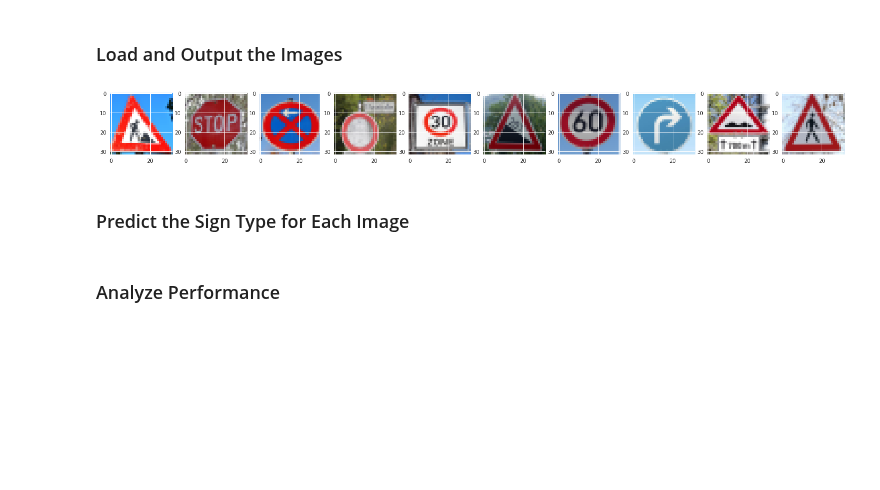
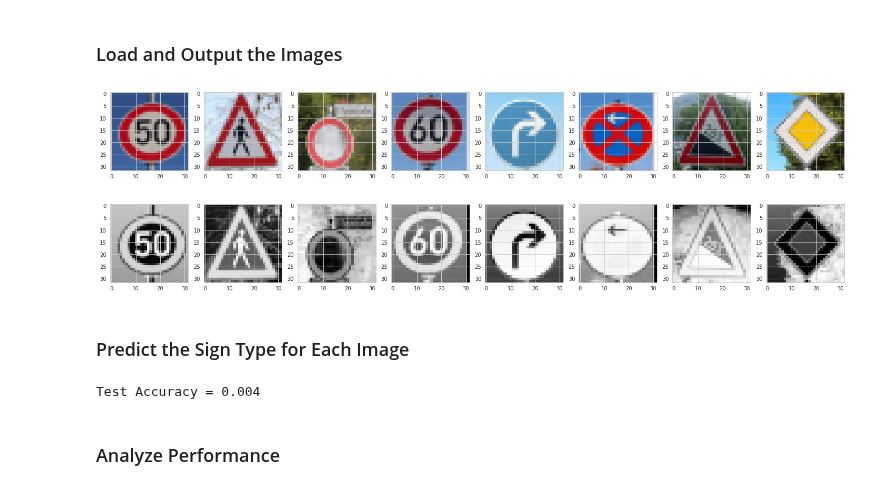
Before and after one commit to adhulipa/CarND-Traffic-Sign-Classifier-Project, a Jupyter notebook: Traffic_Sign_Classifier.ipynb, the cells around one changed output. Cells and saved outputs as stored; diff of their text form; code cells hidden in the pictures; blank space fills up the shorter version.

```diff
--- a/Traffic_Sign_Classifier.ipynb
+++ b/Traffic_Sign_Classifier.ipynb
@@ -665,25 +662,39 @@ You may find `signnames.csv` useful as it contains mappings from the class id (i
 # %%
 ### Load the images and plot them here.
 ### Feel free to use as many code cells as needed.
 import os
+import glob
 
-def load_images(folder):
-    images = []
-    for image in os.listdir(folder):
-        img = cv2.imread(folder + "/" + image)
-        img = cv2.resize(img, (32,32), fx=1.0, fy=1.0, interpolation=cv2.INTER_AREA)
-        img = cv2.cvtColor(img, cv2.COLOR_BGR2RGB)
-        images.append(img)
-    return images
+def load_image(path):
+    img = cv2.imread(path)
+    img = cv2.resize(img, (32,32), fx=1.0, fy=1.0, interpolation=cv2.INTER_AREA)
+    img = cv2.cvtColor(img, cv2.COLOR_BGR2RGB)
+    return img
 
 # Plot signs.
-images = load_images("german-traffic-signs")
+images = [load_image(path) for path in glob.glob('german-traffic-signs/*.png')]
+X_new_images = np.asarray(images)
+
 fig = plt.figure(figsize=(25,10))
-nrows, ncols = 1, 10
+nrows, ncols = 1, 8
 plt.subplot(nrows, ncols, 1)
-random.shuffle(images)
 for i in range(ncols):
     ax = plt.subplot(nrows, ncols, i+1)
-    plt.imshow(images[i])
+    plt.imshow(X_new_images[i])
 # %% [output]
-[figure, old version]
+[figure, new version]
+# %%
+# Preprocess the new images
+X_new_images_gray = grayscale_data(X_new_images)
+X_new_images_gray_norm = X_new_images_gray - np.mean((X_new_images_gray-256)/256, axis=0)
+
+# Plot transformed images
+images = np.resize(X_new_images_gray, (len(X_new_images_gray_norm), 32,32))
+fig = plt.figure(figsize=(25,10))
+nrows, ncols = 1, 8
+plt.subplot(nrows, ncols, 1)
+for i in range(ncols):
+    ax = plt.subplot(nrows, ncols, i+1)
+    plt.imshow(images[i])
+# %% [output]
+[figure, added]
@@ -690,9 +703,28 @@ for i in range(ncols):
 # %% [markdown]
 ### Predict the Sign Type for Each Image
 # %%
-### Run the predictions here and use the model to output the prediction for each image.
-### Make sure to pre-process the images with the same pre-processing pipeline used earlier.
-### Feel free to use as many code cells as needed.
+# ### Run the predictions here and use the model to output the prediction for each image.
+# ### Make sure to pre-process the images with the same pre-processing pipeline used earlier.
+# ### Feel free to use as many code cells as needed.
+
+# with tf.Session() as sess:
+#     new_saver = tf.train.import_meta_graph('traffic-sign-classifier.meta')
+#     new_saver.restore(sess, tf.train.latest_checkpoint('.'))
+#     all_vars = tf.get_collection('vars')
+#     for v in all_vars:
+#         v_ = sess.run(v)
+#     softmax = tf.nn.softmax(logits)
+#     result = sess.run(softmax, feed_dict={x: X_new_images_gray_norm, keep_prob: 1.0})
+#     print(result)
+
+with tf.Session() as sess:
+    saver = tf.train.Saver()
+    saver.restore(sess, tf.train.latest_checkpoint('.'))
+
+    test_accuracy,_ = evaluate(X_test_gray_norm, y_test)
+    print("Test Accuracy = {:.3f}".format(test_accuracy))
+# %% [output]
+Test Accuracy = 0.004
 # %% [markdown]
 ### Analyze Performance
 # %%
```
Also changed, not shown: parts of 13 cells of this notebook.
